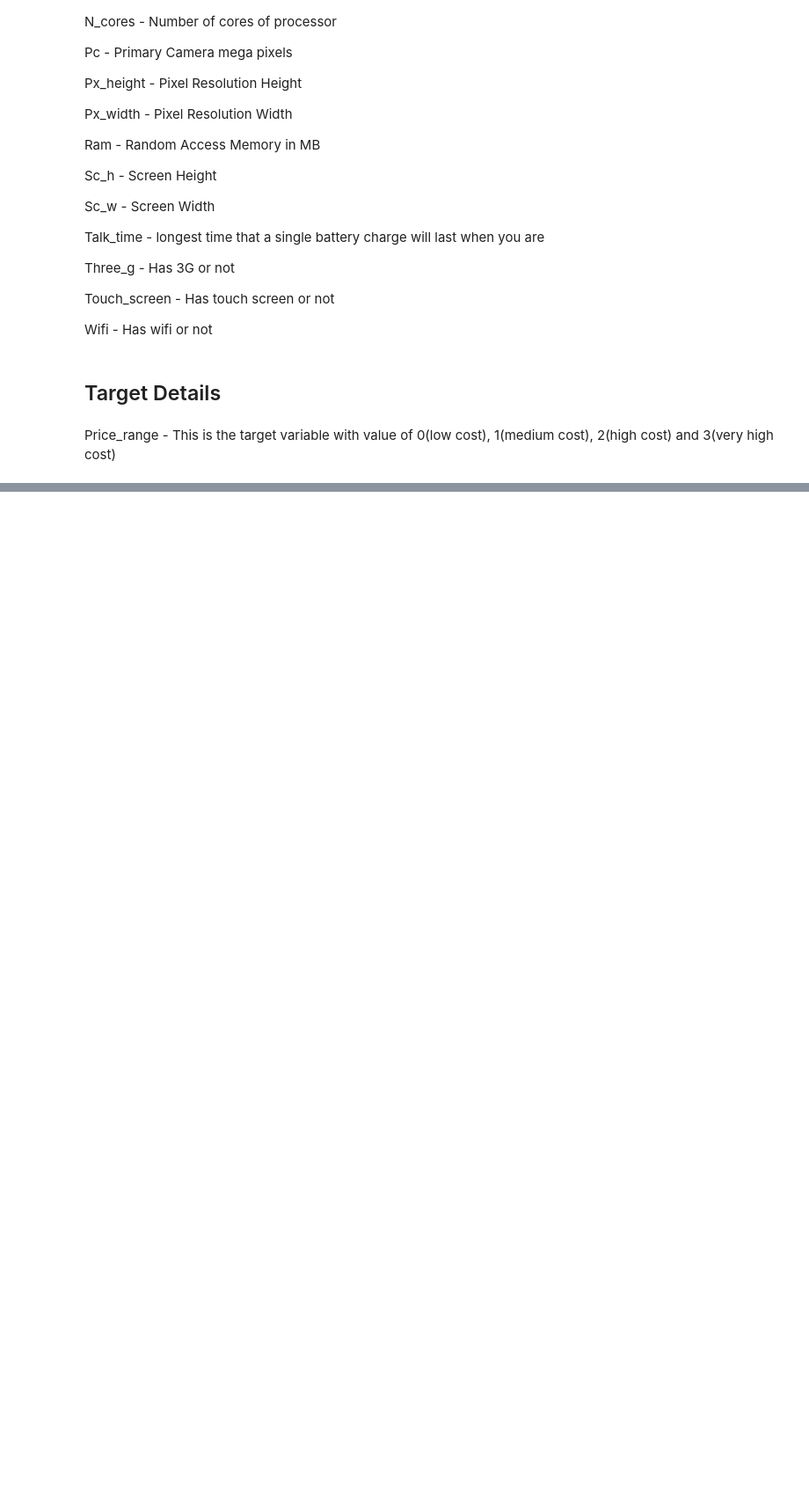
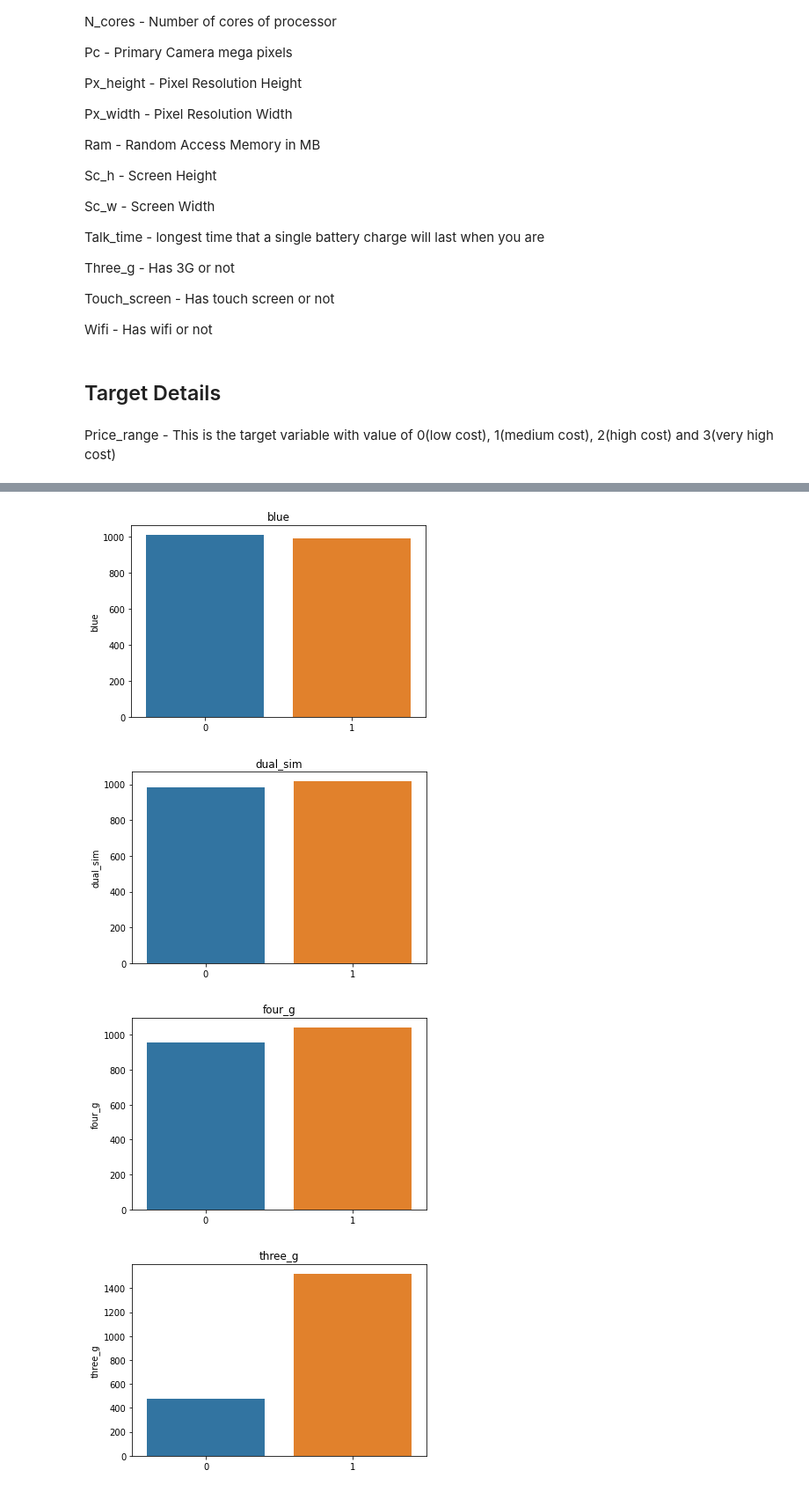
Before and after one commit to Shyam-S-Mishra/Shyam_S_Mishra_Supervised-ML_Capstone_Project_Classification, a Jupyter notebook: Shyam_Shubham_Mishra_Supervised_ML_Capstone_Project_Classification.ipynb, the cells around one changed output, grey strips where cells are left out. Shown: that part at 88% size. Saved outputs shown, nothing was run; the diff lists cells and outputs as text; code cells hidden in the pictures; blank space fills up the shorter version.

```diff
--- a/Shyam_Shubham_Mishra_Supervised_ML_Capstone_Project_Classification.ipynb
+++ b/Shyam_Shubham_Mishra_Supervised_ML_Capstone_Project_Classification.ipynb
@@ -256,0 +313,11 @@ Price_range - This is the target variable with value of 0(low cost), 1(medium co
+# %%
+# Visualizing the categorical independent variables
+
+for col in categorical_features :
+    sns.barplot(categorical_features[col].value_counts().index,categorical_features[col].value_counts()).set_title(col)
+    plt.show()
+# %% [output]
+[figure, added]
+[figure, added]
+[figure, added]
+[figure, added]
```
Also changed, not shown: parts of 8 cells of this notebook.
